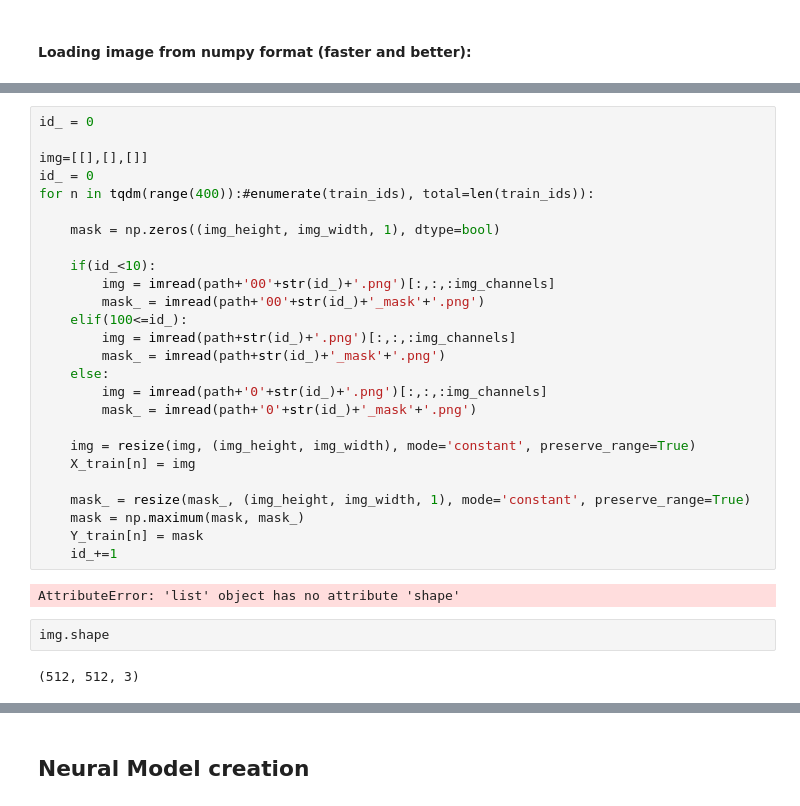
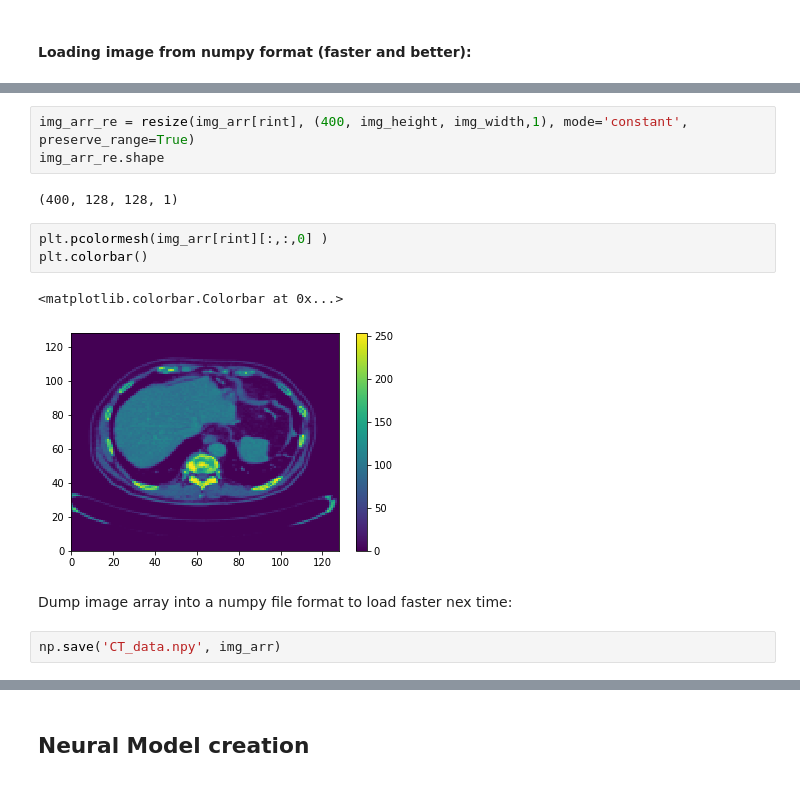
Before and after one commit to AdrianRamosDS/ImageProcessing, a Jupyter notebook: code/Image_Segmentation.ipynb, the cells around one changed output, grey strips where cells are left out. Saved outputs shown, nothing was run; the diff lists cells and outputs as text.

```diff
--- a/code/Image_Segmentation.ipynb
+++ b/code/Image_Segmentation.ipynb
@@ -107,32 +97,15 @@ mask = np.zeros((img_height, img_width, 1), dtype=bool)
-# %%
-id_ = 0
-
-img=[[],[],[]]
-id_ = 0
-for n in tqdm(range(400)):#enumerate(train_ids), total=len(train_ids)):
-
-    mask = np.zeros((img_height, img_width, 1), dtype=bool)
-
-    if(id_<10):
-        img = imread(path+'00'+str(id_)+'.png')[:,:,:img_channels]
-        mask_ = imread(path+'00'+str(id_)+'_mask'+'.png')
-    elif(100<=id_):
-        img = imread(path+str(id_)+'.png')[:,:,:img_channels]
-        mask_ = imread(path+str(id_)+'_mask'+'.png')
-    else:
-        img = imread(path+'0'+str(id_)+'.png')[:,:,:img_channels]
-        mask_ = imread(path+'0'+str(id_)+'_mask'+'.png')
-
-    img = resize(img, (img_height, img_width), mode='constant', preserve_range=True)
-    X_train[n] = img
-
-    mask_ = resize(mask_, (img_height, img_width, 1), mode='constant', preserve_range=True)
-    mask = np.maximum(mask, mask_)
-    Y_train[n] = mask
-    id_+=1
-# %% [output]
-AttributeError: 'list' object has no attribute 'shape'
-# %%
-img.shape
-# %% [output]
-(512, 512, 3)
+# %%
+img_arr_re = resize(img_arr[rint], (400, img_height, img_width,1), mode='constant', preserve_range=True)
+img_arr_re.shape
+# %% [output]
+(400, 128, 128, 1)
+# %%
+plt.pcolormesh(img_arr[rint][:,:,0] )
+plt.colorbar()
+# %% [output]
+<matplotlib.colorbar.Colorbar at 0x...>
+[figure, added]
+# %% [markdown]
+Dump image array into a numpy file format to load faster nex time:
+# %%
+np.save('CT_data.npy', img_arr)
```
Also changed, not shown: parts of 50 cells of this notebook.
